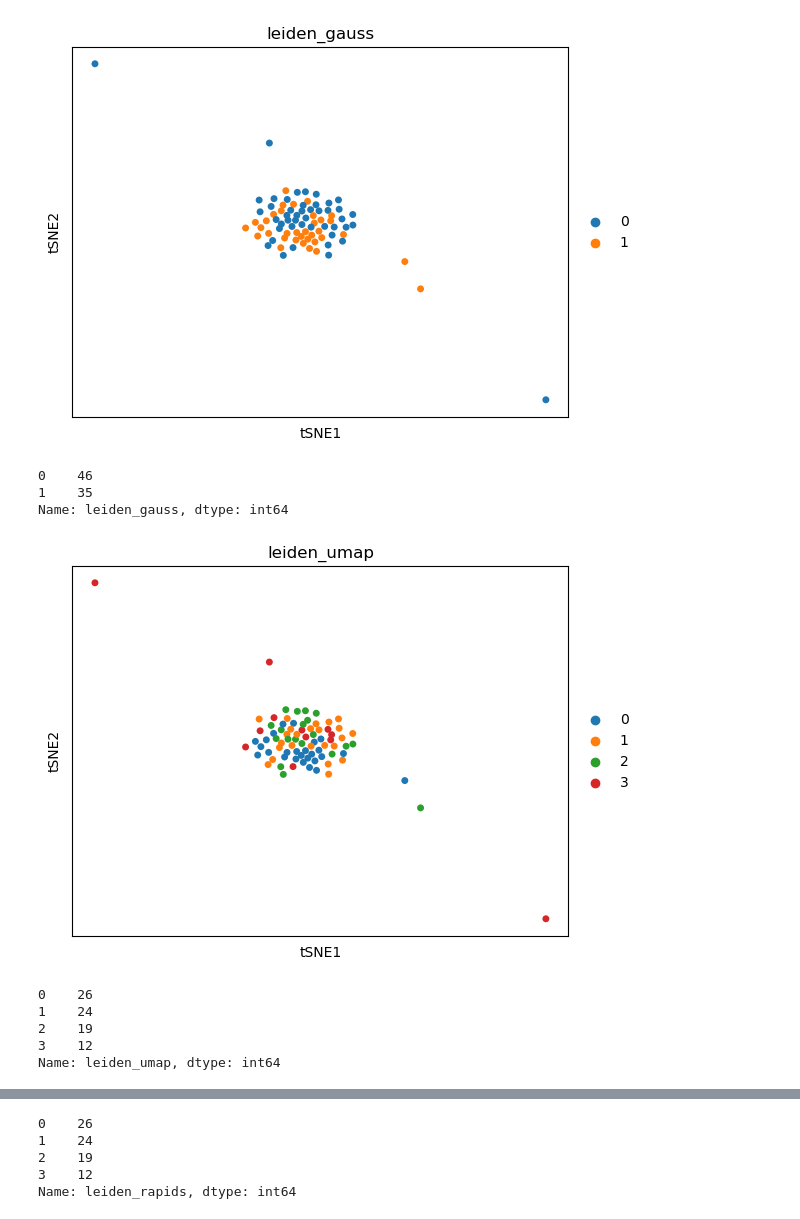
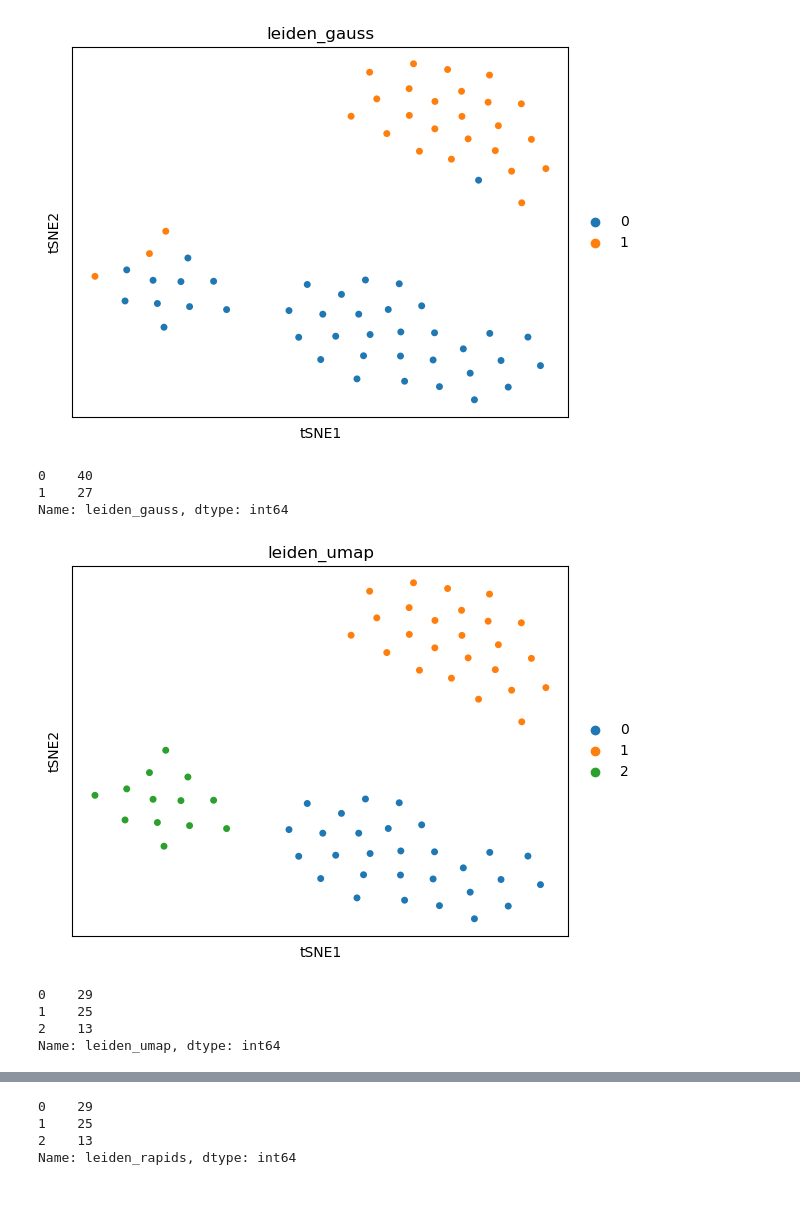
Before and after one commit to dmair1989/imagegrains, a Jupyter notebook: notebooks/tSNE.ipynb, the cells around one changed output, grey strips where cells are left out. Drawn from its saved outputs; the diff is of its cells as text; code cells hidden in the pictures.

Commit message:
add method from cp paper

```diff
--- a/notebooks/tSNE.ipynb
+++ b/notebooks/tSNE.ipynb
@@ -32,3 +40,7 @@ pkl_file.close()
 # Get style vectors and names
 all_styles = res['full_set_0']['styles']
 all_names = res['full_set_0']['id']
+# %%
+train_s = all_styles[14:]
+trainnames = all_names[14:]
+len(train_s)
@@ -40,16 +54,16 @@ S1_keys = ['S1']
 FH_keys = ['P106']
 SR_keys = ['GU','Luet','Rhein','Simme','Thur']
 data_classes = []
-for idx in range(len(all_names)):
-    if any (x in all_names[idx] for x in C22_keys):
+for idx in range(len(trainnames)):
+    if any (x in trainnames[idx] for x in C22_keys):
         cl_name='C22'
-    elif any (x in all_names[idx] for x in M22_keys):
+    elif any (x in trainnames[idx] for x in M22_keys):
         cl_name='M22'
-    elif any (x in all_names[idx] for x in S1_keys):
+    elif any (x in trainnames[idx] for x in S1_keys):
         cl_name='S1'
-    elif any (x in all_names[idx] for x in FH_keys):
+    elif any (x in trainnames[idx] for x in FH_keys):
         cl_name='FH'
-    elif any (x in all_names[idx] for x in SR_keys):
+    elif any (x in trainnames[idx] for x in SR_keys):
         cl_name='SR'
     else:
         cl_name='unknown'
@@ -65,10 +79,10 @@ aData.shape
 # %%
 from scipy.sparse import csc_matrix
-sparseMatrix = csc_matrix(all_styles,
+sparseMatrix = csc_matrix(train_s,
                           dtype = np.float32).toarray()
 print(sparseMatrix.shape)
 adata=sc.AnnData(sparseMatrix)
-adata.obs_names= all_names
+adata.obs_names= trainnames
 adata.obs["class"]=data_classes
 print(adata)
 print(adata.obs_names[:10])
@@ -187,21 +207,20 @@ AnnData object with n_obs × n_vars = 81 × 256
 # %%
 method_l = ['gauss','umap','rapids']
 for k in range(3):
     #neighborhood graph https://scanpy.readthedocs.io/en/latest/generated/scanpy.pp.neighbors.html#scanpy-pp-neighbors
-    sc.pp.neighbors(adata, n_neighbors=41, n_pcs=40,method=method_l[k],key_added=str(method_l[k])+'_neighbors')
+    sc.pp.neighbors(adata, n_neighbors=34, n_pcs=2,method=method_l[k],key_added=str(method_l[k])+'_neighbors')
     #clustering using the leiden algorithm https://scanpy.readthedocs.io/en/latest/generated/scanpy.tl.leiden.html#scanpy-tl-leiden
-    sc.tl.leiden(adata, resolution=0.8, neighbors_key=str(method_l[k])+'_neighbors',key_added='leiden_'+str(method_l[k]))
+    sc.tl.leiden(adata, resolution=0.4, neighbors_key=str(method_l[k])+'_neighbors',key_added='leiden_'+str(method_l[k]))
     #plotting the clusters
     sc.pl.tsne(adata, color=['leiden_'+str(method_l[k])],size=100)
     print(adata.obs['leiden_'+str(method_l[k])].value_counts())
 # %% [output]
-[figure, old version]
+[figure, new version]
-0    46
-1    35
+0    40
+1    27
 Name: leiden_gauss, dtype: int64
-[figure, old version]
+[figure, new version]
-0    26
-1    24
-2    19
-3    12
+0    29
+1    25
+2    13
 Name: leiden_umap, dtype: int64
@@ -209,5 +228,4 @@ Name: leiden_umap, dtype: int64
-0    26
-1    24
-2    19
-3    12
+0    29
+1    25
+2    13
 Name: leiden_rapids, dtype: int64
```
Also changed, not shown: parts of 25 cells of this notebook.
